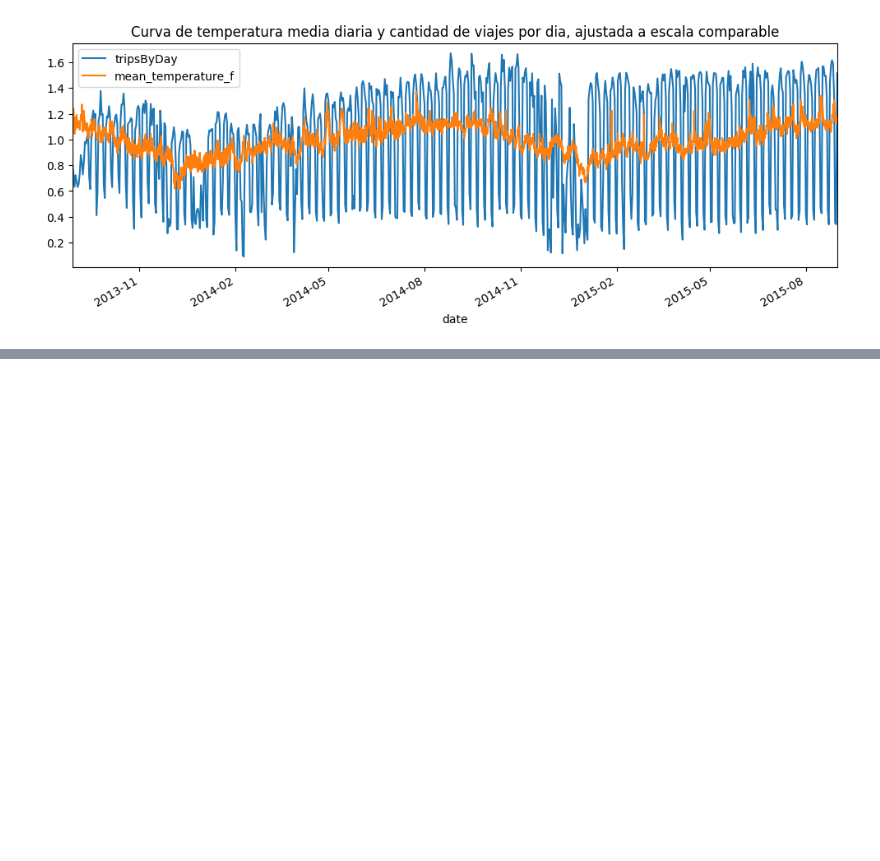
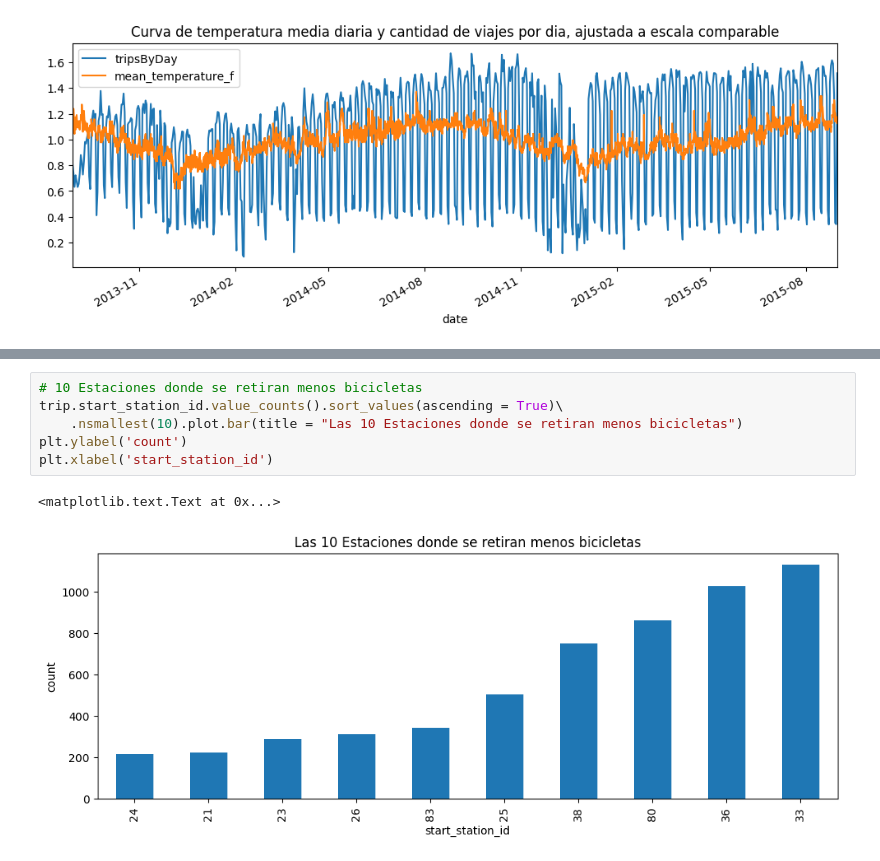
Before and after one commit to pabloernesto/sfBikes, a Jupyter notebook: AnalisisExploratorioCompleto.ipynb, the cells around one changed output, grey strips where cells are left out. Drawn from its saved outputs; the diff is of its cells as text; blank space fills up the shorter version.

```diff
--- a/AnalisisExploratorioCompleto.ipynb
+++ b/AnalisisExploratorioCompleto.ipynb
@@ -390,0 +423,9 @@ tripsMean[tripsMean['mean_temperature_f'] > 0].plot(x='date',y=['tripsByDay','me
+# %%
+# 10 Estaciones donde se retiran menos bicicletas
+trip.start_station_id.value_counts().sort_values(ascending = True)\
+    .nsmallest(10).plot.bar(title = "Las 10 Estaciones donde se retiran menos bicicletas")
+plt.ylabel('count')
+plt.xlabel('start_station_id')
+# %% [output]
+<matplotlib.text.Text at 0x...>
+[figure, added]
```
Also changed, not shown: parts of 8 cells of this notebook, 1 other file.
